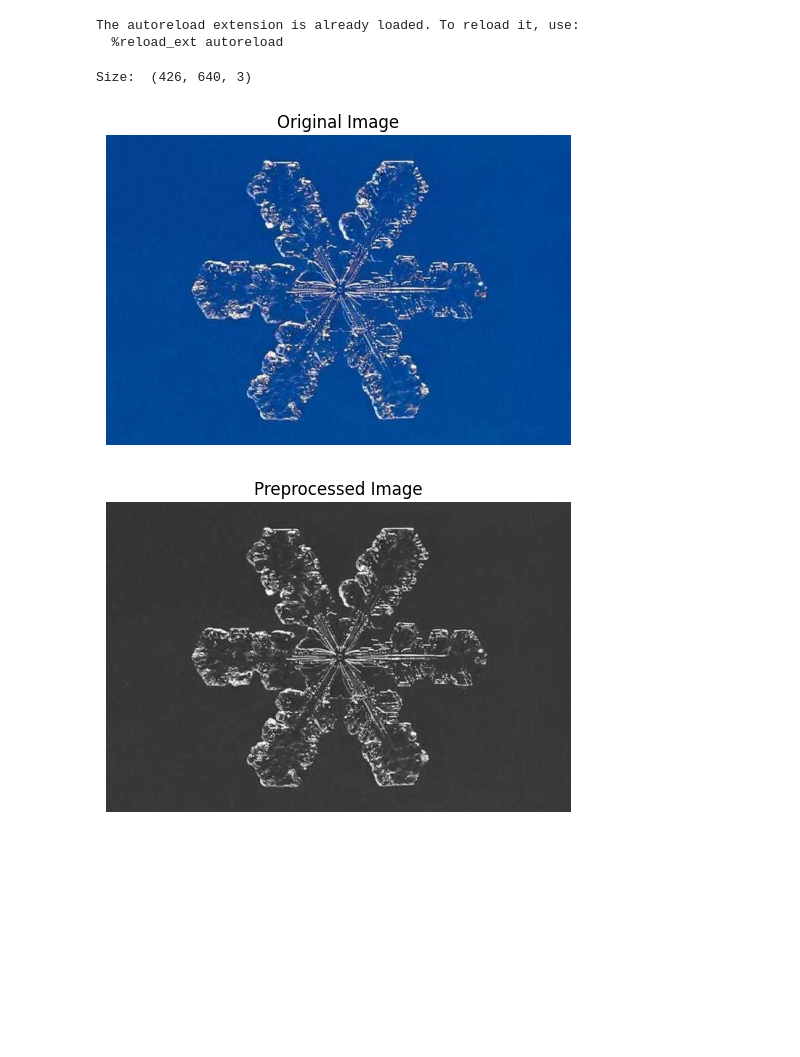
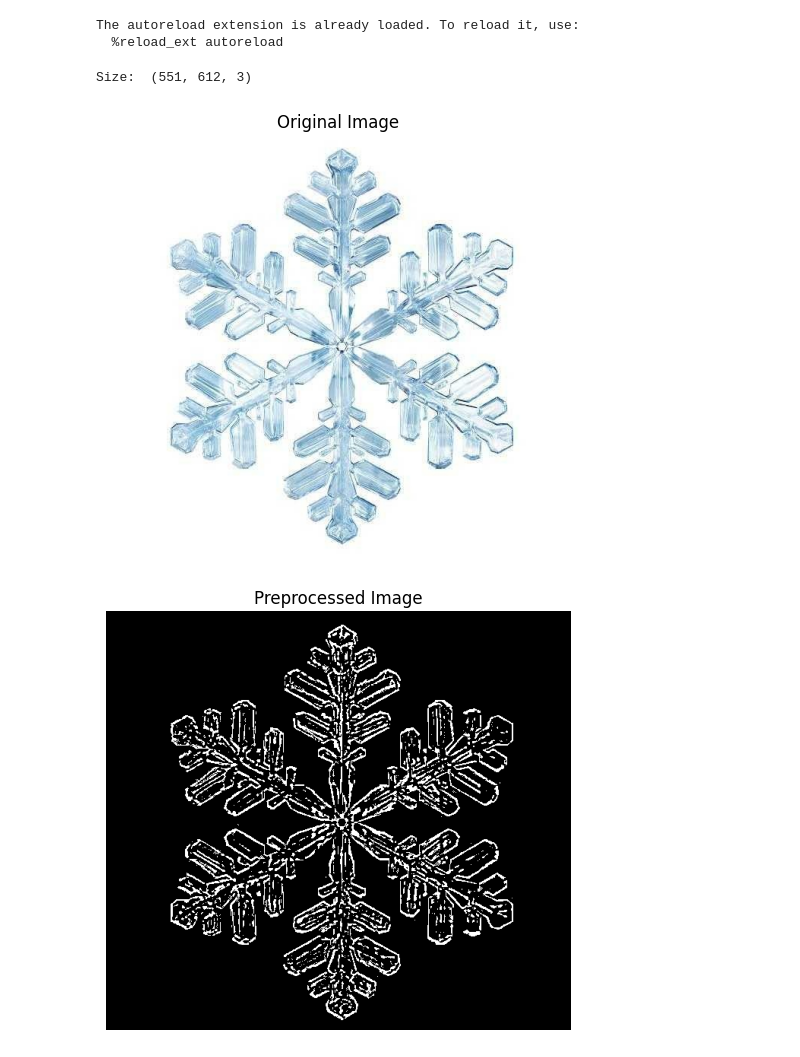
Before and after one commit to lusxvr/sf_ranking, a Jupyter notebook: dev.ipynb, the cells around one changed output. Drawn from its saved outputs; the diff is of its cells as text; code cells hidden in the pictures; blank space fills up the shorter version.

```diff
--- a/dev.ipynb
+++ b/dev.ipynb
@@ -14,22 +14,21 @@ from src import symetry_analysis as sa
 The autoreload extension is already loaded. To reload it, use:
   %reload_ext autoreload
 # %%
-image_path = "data/016.jpg"
+image_path = "data/014.jpg"
 image = cv2.imread(image_path)
 
 print("Size: ", image.shape)
 
 
 plt.figure(figsize=(6, 6))
 plt.title("Original Image")
 plt.imshow(cv2.cvtColor(image, cv2.COLOR_BGR2RGB))
 plt.axis('off')
 plt.show()
 # %% [output]
-Size:  (426, 640, 3)
+Size:  (551, 612, 3)
-[figure, old version]
+[figure, new version]
 # %%
-
 preprocessed_image = pp.preprocess_image(image)
 
 # Display the preprocessed image
@@ -39,7 +38,7 @@ plt.imshow(preprocessed_image, cmap='gray')
 plt.axis('off')
 plt.show()
 # %% [output]
-[figure, old version]
+[figure, new version]
 # %%
 contour_image, contours = cd.detect_contours(preprocessed_image)
 
```
Also changed, not shown: parts of 3 cells of this notebook, 4 other files.
